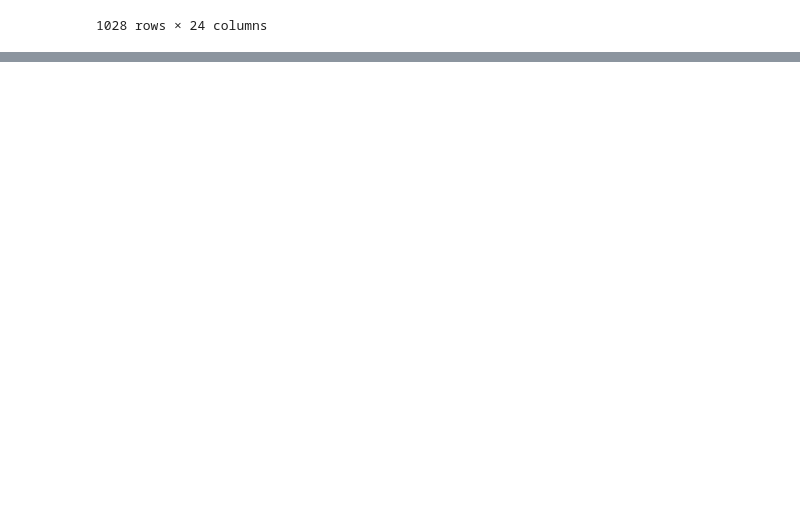
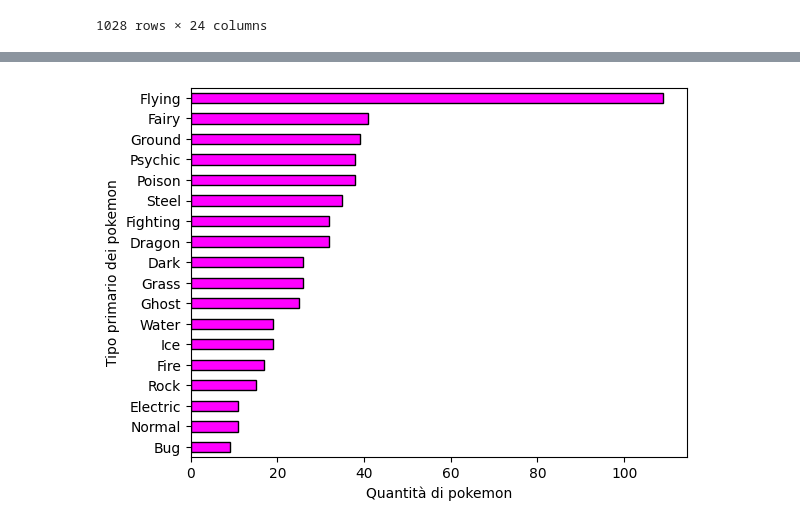
Before and after one commit to SavGRY/savini_its_data_analysis, a Jupyter notebook: relazione_python.ipynb, the cells around one changed output, grey strips where cells are left out. Cells and saved outputs as stored; diff of their text form; code cells hidden in the pictures; blank space fills up the shorter version.

```diff
--- a/relazione_python.ipynb
+++ b/relazione_python.ipynb
@@ -162,0 +175,12 @@ plt.show()
+# %%
+pokemon_for_type_2 = filtered_pokemon_data.groupby("type_2")['name'].count()
+pokemon_for_type_2_sorted = pokemon_for_type_2.sort_values(ascending=True).plot(kind="barh", color='fuchsia', edgecolor='black')
+
+plt.ylabel('Tipo primario dei pokemon')
+plt.xlabel('Quantità di pokemon')
+
+plt.show()
+
+# il tipo secondario più comune è il tipo volante, che tra l'altro è il tipo primario meno diffuso
+# %% [output]
+[figure, added]
```
Also changed, not shown: parts of 3 cells of this notebook.
